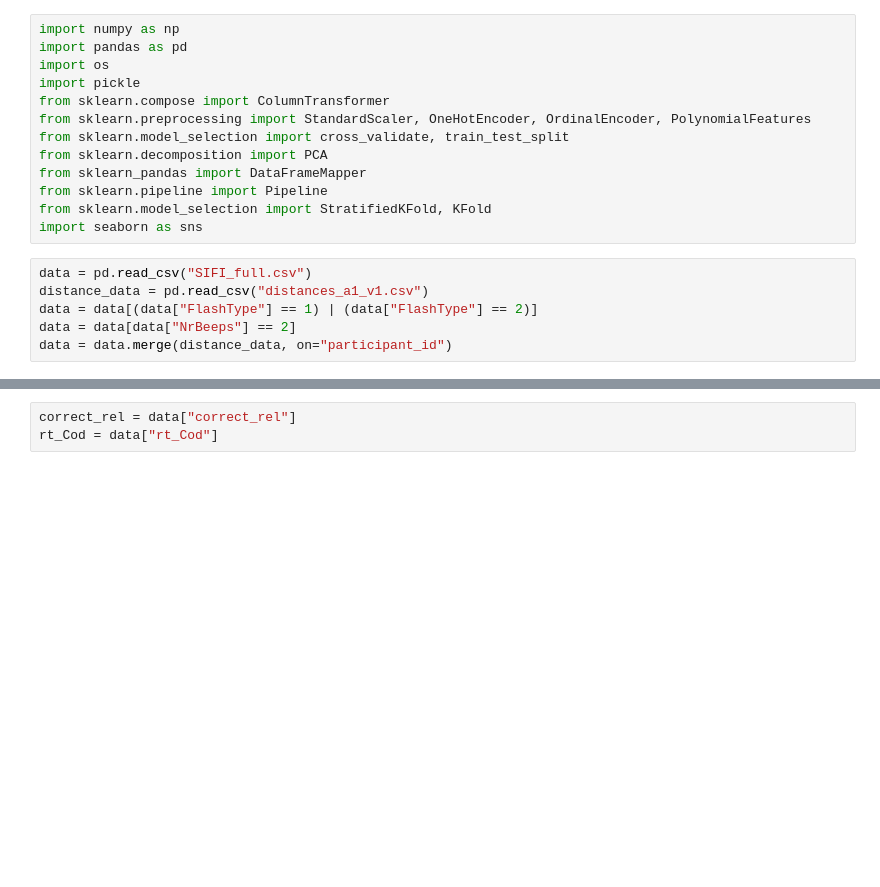
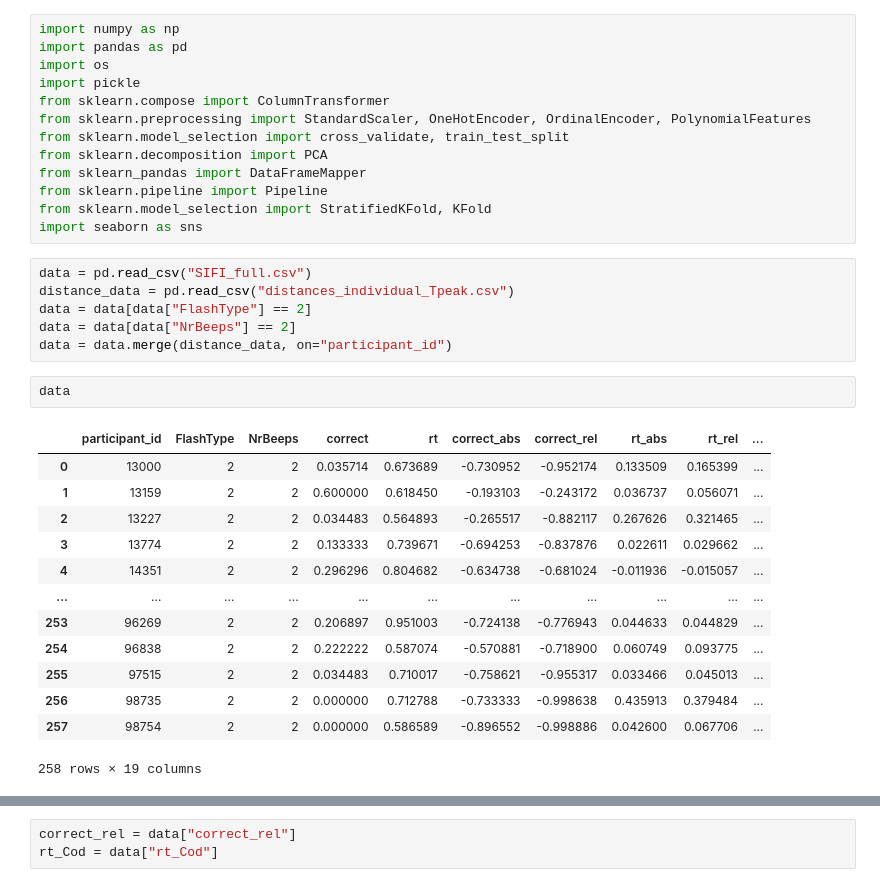
Before and after one commit to victoris93/cost-grads, a Jupyter notebook: lin_model_correct_rel.ipynb, the cells around one changed output, grey strips where cells are left out. Cells and saved outputs as stored; diff of their text form; blank space fills up the shorter version.

```diff
--- a/lin_model_correct_rel.ipynb
+++ b/lin_model_correct_rel.ipynb
@@ -13,10 +13,26 @@ from sklearn.model_selection import StratifiedKFold, KFold
 import seaborn as sns
 # %%
 data = pd.read_csv("SIFI_full.csv")
-distance_data = pd.read_csv("distances_a1_v1.csv")
-data = data[(data["FlashType"] == 1) | (data["FlashType"] == 2)]
+distance_data = pd.read_csv("distances_individual_Tpeak.csv")
+data = data[data["FlashType"] == 2]
 data = data[data["NrBeeps"] == 2]
 data = data.merge(distance_data, on="participant_id")
+# %%
+data
+# %% [output]
+|  | participant_id | FlashType | NrBeeps | correct | rt | correct_abs | correct_rel | rt_abs | rt_rel | ... |
+| 0 | 13000 | 2 | 2 | 0.035714 | 0.673689 | -0.730952 | -0.952174 | 0.133509 | 0.165399 | ... |
+| 1 | 13159 | 2 | 2 | 0.600000 | 0.618450 | -0.193103 | -0.243172 | 0.036737 | 0.056071 | ... |
+| 2 | 13227 | 2 | 2 | 0.034483 | 0.564893 | -0.265517 | -0.882117 | 0.267626 | 0.321465 | ... |
+| 3 | 13774 | 2 | 2 | 0.133333 | 0.739671 | -0.694253 | -0.837876 | 0.022611 | 0.029662 | ... |
+| 4 | 14351 | 2 | 2 | 0.296296 | 0.804682 | -0.634738 | -0.681024 | -0.011936 | -0.015057 | ... |
+| ... | ... | ... | ... | ... | ... | ... | ... | ... | ... | ... |
+| 253 | 96269 | 2 | 2 | 0.206897 | 0.951003 | -0.724138 | -0.776943 | 0.044633 | 0.044829 | ... |
+| 254 | 96838 | 2 | 2 | 0.222222 | 0.587074 | -0.570881 | -0.718900 | 0.060749 | 0.093775 | ... |
+| 255 | 97515 | 2 | 2 | 0.034483 | 0.710017 | -0.758621 | -0.955317 | 0.033466 | 0.045013 | ... |
+| 256 | 98735 | 2 | 2 | 0.000000 | 0.712788 | -0.733333 | -0.998638 | 0.435913 | 0.379484 | ... |
+| 257 | 98754 | 2 | 2 | 0.000000 | 0.586589 | -0.896552 | -0.998886 | 0.042600 | 0.067706 | ... |
+258 rows × 19 columns
 # %%
 sns.histplot(data["correct_rel"], bins = 50)
 # %% [output]
```
Also changed, not shown: parts of 9 cells of this notebook.
